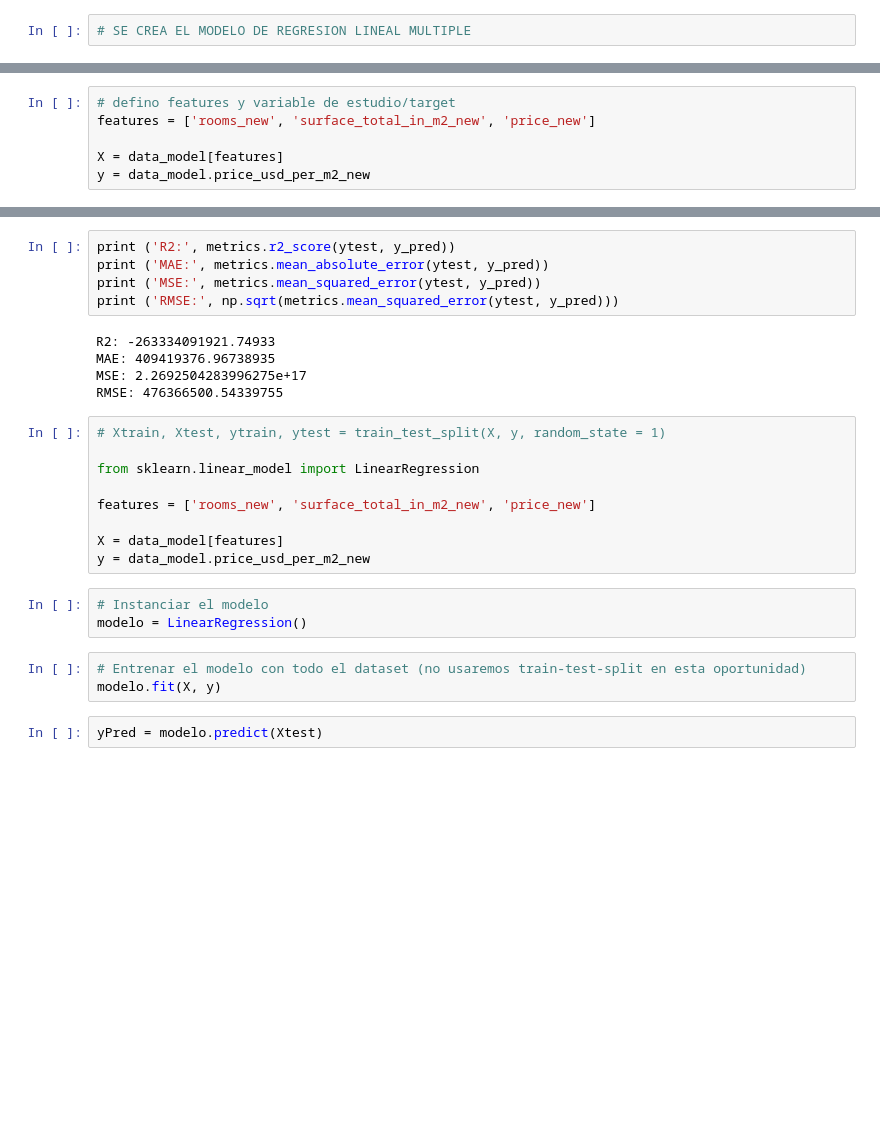
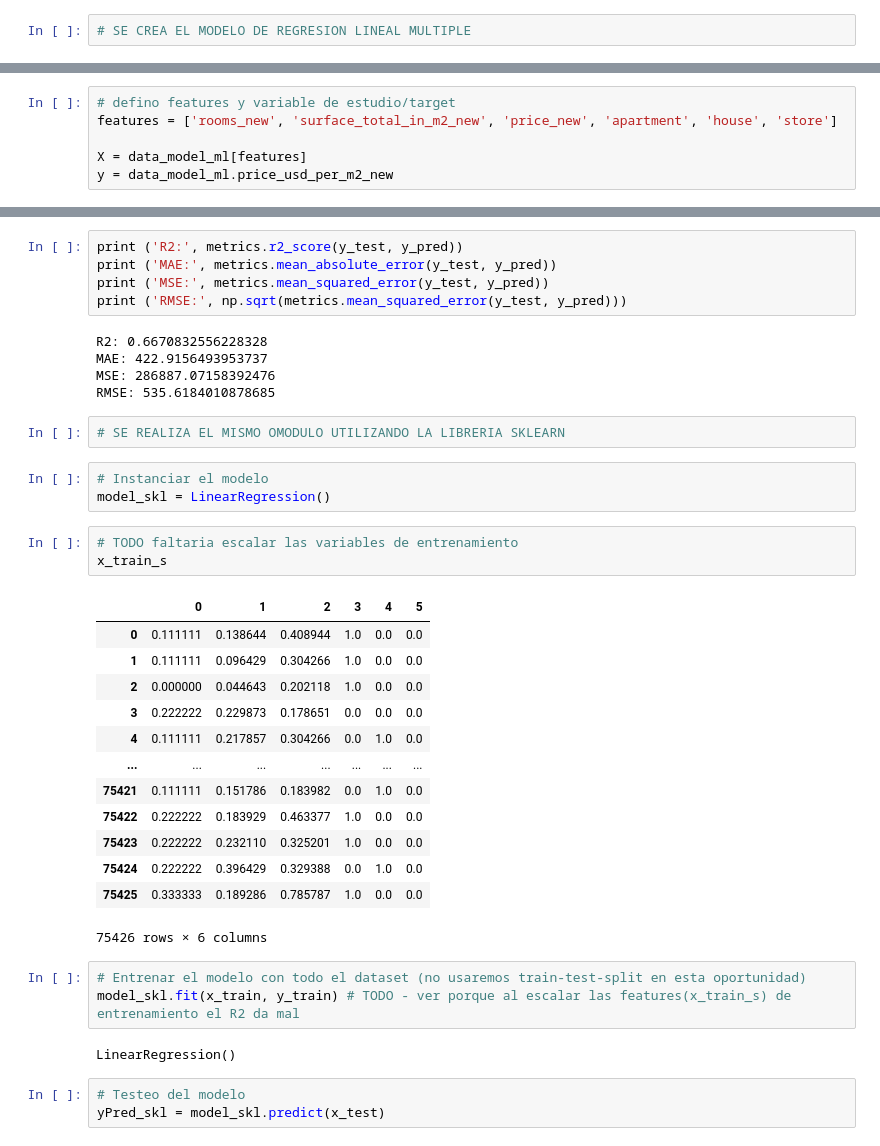
Before and after one commit to Yanina92/grupo_8_data_science_dh, a Jupyter notebook: TP_ENTREGA_GRUPO_8.ipynb, the cells around one changed output, grey strips where cells are left out. Saved outputs shown, nothing was run; the diff lists cells and outputs as text; blank space fills up the shorter version.

```diff
--- a/TP_ENTREGA_GRUPO_8.ipynb
+++ b/TP_ENTREGA_GRUPO_8.ipynb
@@ -2772,8 +2814,8 @@ from sklearn.preprocessing import MinMaxScaler
 # %%
 # defino features y variable de estudio/target
-features = ['rooms_new', 'surface_total_in_m2_new', 'price_new']
+features = ['rooms_new', 'surface_total_in_m2_new', 'price_new', 'apartment', 'house', 'store']
 
-X = data_model[features]
-y = data_model.price_usd_per_m2_new
+X = data_model_ml[features]
+y = data_model_ml.price_usd_per_m2_new
 # %%
 # dividimos en conjuntos de datos para train y test del modelo
@@ -2867,29 +2894,42 @@ print(y_pred)
 Length: 25143, dtype: float64
 # %%
-print ('R2:', metrics.r2_score(ytest, y_pred))
-print ('MAE:', metrics.mean_absolute_error(ytest, y_pred))
-print ('MSE:', metrics.mean_squared_error(ytest, y_pred))
-print ('RMSE:', np.sqrt(metrics.mean_squared_error(ytest, y_pred)))
+print ('R2:', metrics.r2_score(y_test, y_pred))
+print ('MAE:', metrics.mean_absolute_error(y_test, y_pred))
+print ('MSE:', metrics.mean_squared_error(y_test, y_pred))
+print ('RMSE:', np.sqrt(metrics.mean_squared_error(y_test, y_pred)))
 # %% [output]
-R2: -263334091921.74933
-MAE: 409419376.96738935
-MSE: 2.2692504283996275e+17
-RMSE: 476366500.54339755
+R2: 0.6670832556228328
+MAE: 422.9156493953737
+MSE: 286887.07158392476
+RMSE: 535.6184010878685
-# %%
-# Xtrain, Xtest, ytrain, ytest = train_test_split(X, y, random_state = 1)
-
-from sklearn.linear_model import LinearRegression
-
-features = ['rooms_new', 'surface_total_in_m2_new', 'price_new']
-
-X = data_model[features]
-y = data_model.price_usd_per_m2_new
+# %%
+# SE REALIZA EL MISMO OMODULO UTILIZANDO LA LIBRERIA SKLEARN
 # %%
 # Instanciar el modelo
-modelo = LinearRegression()
+model_skl = LinearRegression()
+# %%
+# TODO faltaria escalar las variables de entrenamiento
+x_train_s
+# %% [output]
+|  | 0 | 1 | 2 | 3 | 4 | 5 |
+| 0 | 0.111111 | 0.138644 | 0.408944 | 1.0 | 0.0 | 0.0 |
+| 1 | 0.111111 | 0.096429 | 0.304266 | 1.0 | 0.0 | 0.0 |
+| 2 | 0.000000 | 0.044643 | 0.202118 | 1.0 | 0.0 | 0.0 |
+| 3 | 0.222222 | 0.229873 | 0.178651 | 0.0 | 0.0 | 0.0 |
+| 4 | 0.111111 | 0.217857 | 0.304266 | 0.0 | 1.0 | 0.0 |
+| ... | ... | ... | ... | ... | ... | ... |
+| 75421 | 0.111111 | 0.151786 | 0.183982 | 0.0 | 1.0 | 0.0 |
+| 75422 | 0.222222 | 0.183929 | 0.463377 | 1.0 | 0.0 | 0.0 |
+| 75423 | 0.222222 | 0.232110 | 0.325201 | 1.0 | 0.0 | 0.0 |
+| 75424 | 0.222222 | 0.396429 | 0.329388 | 0.0 | 1.0 | 0.0 |
+| 75425 | 0.333333 | 0.189286 | 0.785787 | 1.0 | 0.0 | 0.0 |
+75426 rows × 6 columns
 # %%
 # Entrenar el modelo con todo el dataset (no usaremos train-test-split en esta oportunidad)
-modelo.fit(X, y)
+model_skl.fit(x_train, y_train) # TODO - ver porque al escalar las features(x_train_s) de entrenamiento el R2 da mal
+# %% [output]
+LinearRegression()
-# %%
-yPred = modelo.predict(Xtest)
+# %%
+# Testeo del modelo
+yPred_skl = model_skl.predict(x_test)
 # %%
```
Also changed, not shown: parts of 38 cells of this notebook.
